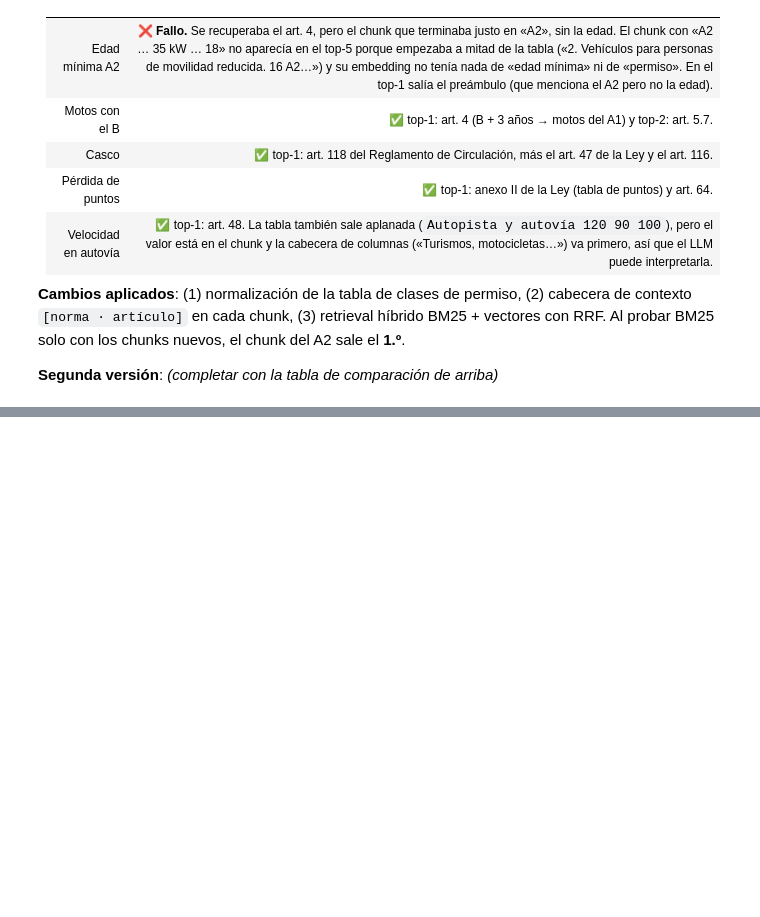
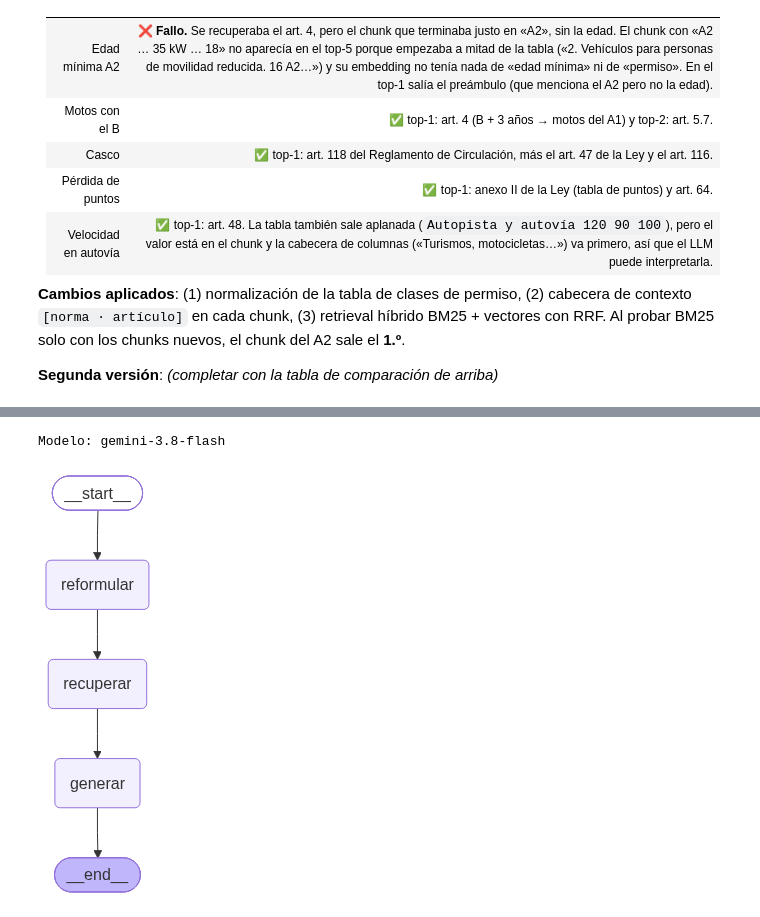
Before and after one commit to JoseMasiaTormo/proyecto_ia_generativa, a Jupyter notebook: notebooks/proyecto_final.ipynb, the cells around one changed output, grey strips where cells are left out. Saved outputs shown, nothing was run; the diff lists cells and outputs as text; code cells hidden in the pictures; blank space fills up the shorter version.

Commit message:
agente con memoria

```diff
--- a/notebooks/proyecto_final.ipynb
+++ b/notebooks/proyecto_final.ipynb
@@ -415,0 +492,18 @@ comparacion
+# %%
+from src.agent import build_agent, chat, LLM_MODEL
+
+agent = build_agent()
+print("Modelo:", LLM_MODEL)
+# %% [output]
+Modelo: gemini-3.8-flash
+# %%
+# Dibujo del grafo. draw_mermaid_png() usa el servicio web mermaid.ink; si no hay conexión, se muestra el código Mermaid.
+from IPython.display import Image
+
+try:
+    display(Image(agent.get_graph().draw_mermaid_png()))
+except Exception as e:
+    print(f"(No se pudo renderizar el PNG: {e})\n")
+    print(agent.get_graph().draw_mermaid())
+# %% [output]
+[figure, added]
```
Also changed, not shown: parts of 38 cells of this notebook, 9 other files.
